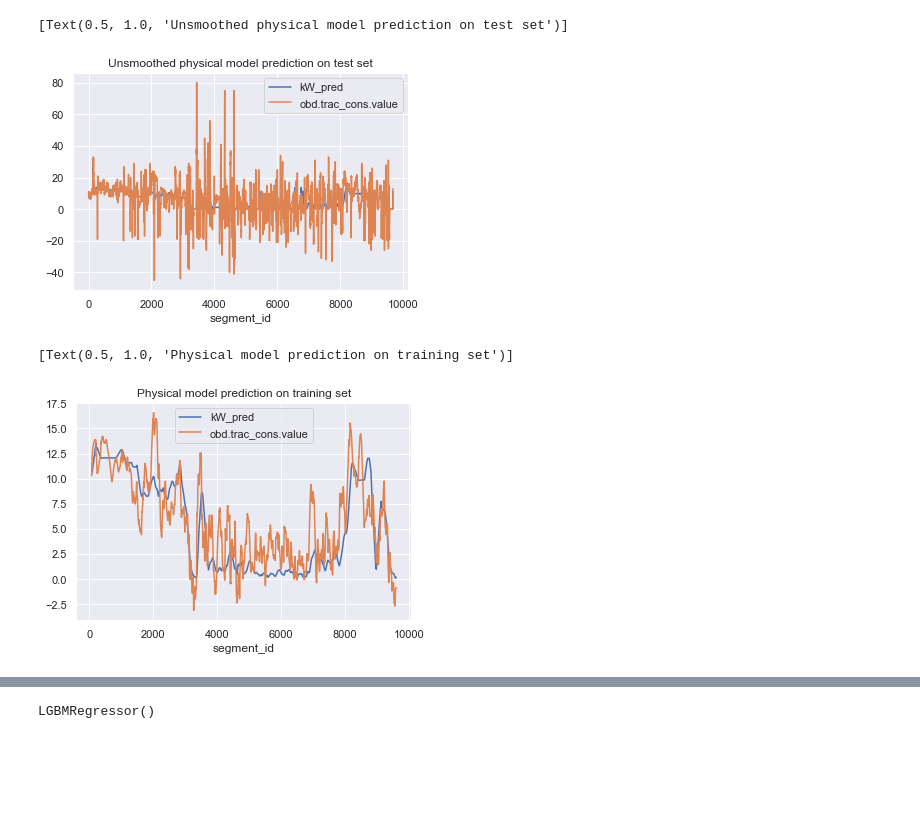
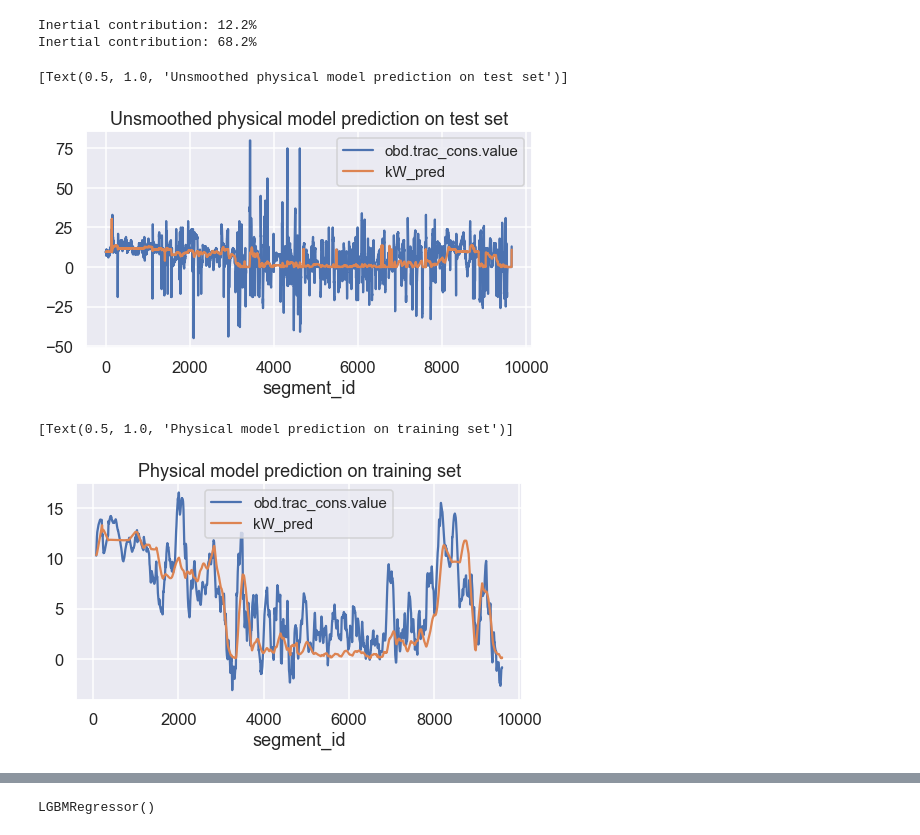
Before and after one commit to simonmoesorensen/energy-consumption-project, a Jupyter notebook: notebooks/physical_model.ipynb, the cells around one changed output, grey strips where cells are left out. Drawn from its saved outputs; the diff is of its cells as text; code cells hidden in the pictures; blank space fills up the shorter version.

Commit message:
Updated physical model.

```diff
--- a/notebooks/physical_model.ipynb
+++ b/notebooks/physical_model.ipynb
@@ -7,7 +7,7 @@ import os
 import glob
 import seaborn as sns
 import matplotlib.pyplot as plt
-sns.set_theme()
+sns.set_theme(context="talk", rc={"figure.figsize": [8.0, 4.0], "legend.fontsize": "small",})
 pd.set_option('display.max_columns', None)
 
 # Constants
@@ -27,10 +27,11 @@ def get_traction_power(V, ux):  # Velocity, x-axis acceleration
 
     Fhc = (mcar + mp) * g * sin(theta)  # Hill climbing force
     Faero = sign(V + Vwind) * 1/2 * rho * A * Cd * (V + Vwind)**2  # Aerodynamic drag
-    Fi = Ci0 * (mcar + mp) * ux  # Inertial force
+    Fi = Ci0 * (mcar + mp) * ux * g  # Inertial force
     Frr = sign(V) * (mcar + mp) * g * cos(theta) * Crr  # Rolling resistance force of the wheels
 
     Ft = Fhc + Faero + Fi + Frr
+    print(f"Inertial contribution: {100*(Fi/Ft).mean():.1f}%")
 
     Pt = Ft * V
     return Pt
@@ -69,22 +77,25 @@ array([[<AxesSubplot:title={'center':'obd.trac_cons.value'}>,
 # %%
-df = df.assign(kW_pred=lambda x: get_traction_power(x["obd.spd.value"], x["acc.xyz.x"]) / 25000)\
+df = df.assign(kW_pred=lambda x: get_traction_power(x["obd.spd.value"], x["acc.xyz.y"]) / 25000)\
        .assign(error=lambda x: (x["kW_pred"] - x["obd.trac_cons.value"]))\
        .assign(abserror=lambda x: np.abs(x["error"]))
 
-df_test = df_test.assign(kW_pred=lambda x: get_traction_power(x["obd.spd.value"], x["acc.xyz.x"]) / 25000)\
+df_test = df_test.assign(kW_pred=lambda x: get_traction_power(x["obd.spd.value"], x["acc.xyz.y"]) / 25000)\
        .assign(error=lambda x: (x["kW_pred"] - x["obd.trac_cons.value"]))\
        .assign(abserror=lambda x: np.abs(x["error"]))
+# %% [output]
+Inertial contribution: 12.2%
+Inertial contribution: 68.2%
 # %%
-df.plot(x="segment_id", y=["kW_pred", "obd.trac_cons.value"])\
-  .set(title="Unsmoothed physical model prediction on test set")
+ax = df.plot(x="segment_id", y=["obd.trac_cons.value", "kW_pred"])
+ax.set(title="Unsmoothed physical model prediction on test set")
 # %% [output]
 [Text(0.5, 1.0, 'Unsmoothed physical model prediction on test set')]
-[figure, old version]
+[figure, new version]
 # %%
 df.drop(['Date', 'T', 'TS_or_Distance', 'Time', 'route', 'street_name_end', 'street_name_start'], axis=1)\
     .rolling(150).mean()\
-    .plot(x="segment_id", y=["kW_pred", "obd.trac_cons.value"])\
+    .plot(x="segment_id", y=["obd.trac_cons.value", "kW_pred"])\
     .set(title="Physical model prediction on training set")
 # %% [output]
 [Text(0.5, 1.0, 'Physical model prediction on training set')]
-[figure, old version]
+[figure, new version]
```
Also changed, not shown: parts of 10 cells of this notebook.
